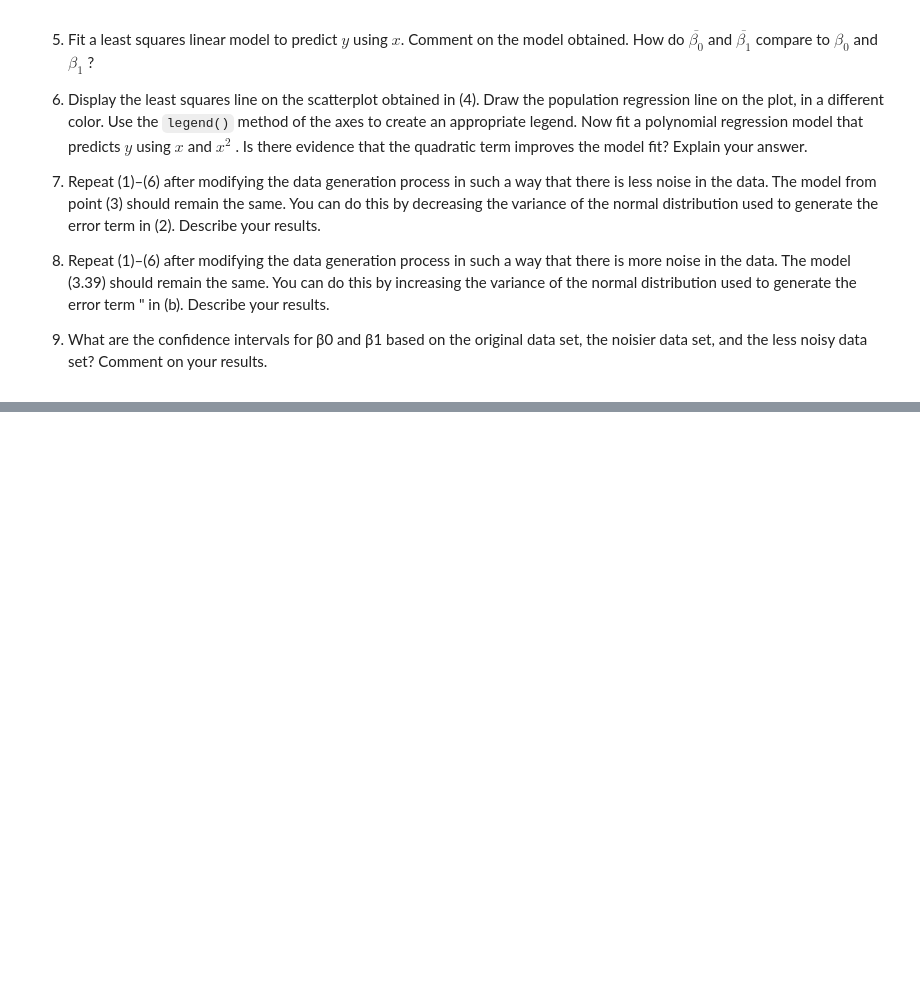
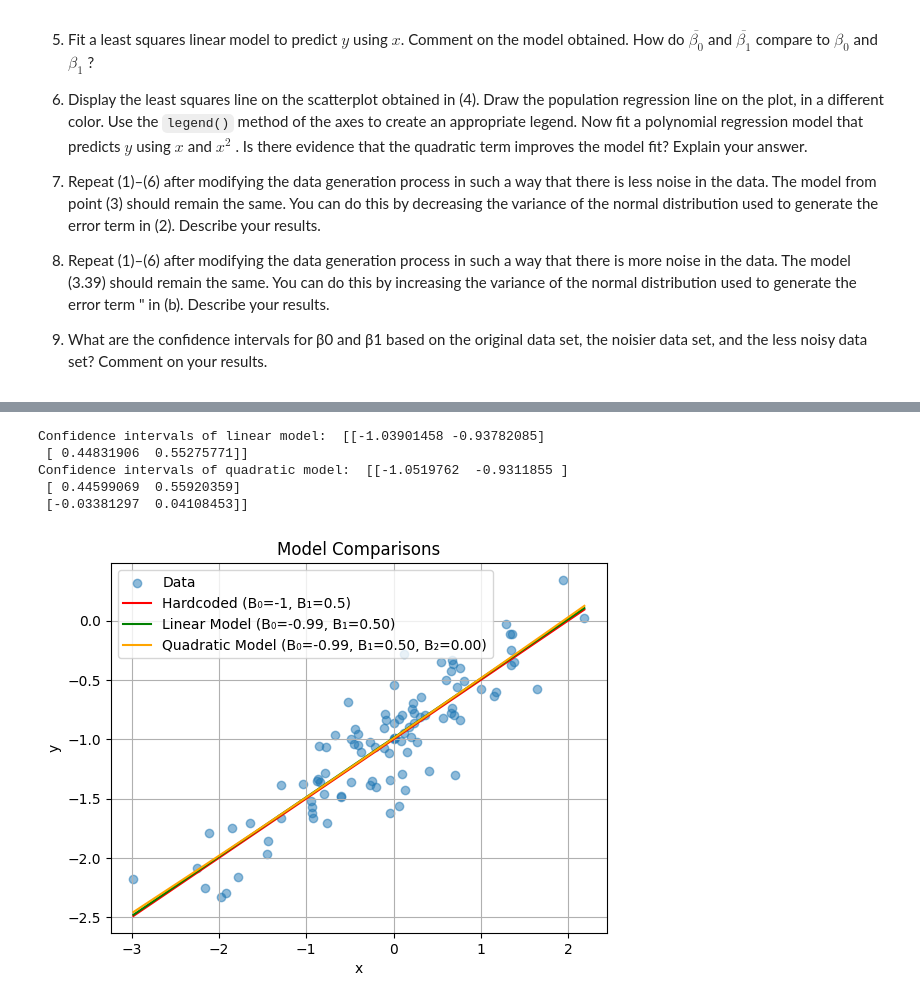
Before and after one commit to Shozye/studies-vegeta, a Jupyter notebook: aad/lab2/Task9.ipynb, the cells around one changed output, grey strips where cells are left out. Cells and saved outputs as stored; diff of their text form; code cells hidden in the pictures; blank space fills up the shorter version.

```diff
--- a/aad/lab2/Task9.ipynb
+++ b/aad/lab2/Task9.ipynb
@@ -87,0 +95,9 @@ B_1 = 0.5, B_0 = -1
+# %%
+make_the_test(math.sqrt(0.05)) # decreasing
+# %% [output]
+Confidence intervals of linear model:  [[-1.03901458 -0.93782085]
+ [ 0.44831906  0.55275771]]
+Confidence intervals of quadratic model:  [[-1.0519762  -0.9311855 ]
+ [ 0.44599069  0.55920359]
+ [-0.03381297  0.04108453]]
+[figure, added]
```
Also changed, not shown: parts of 8 cells of this notebook, 4 other files.
